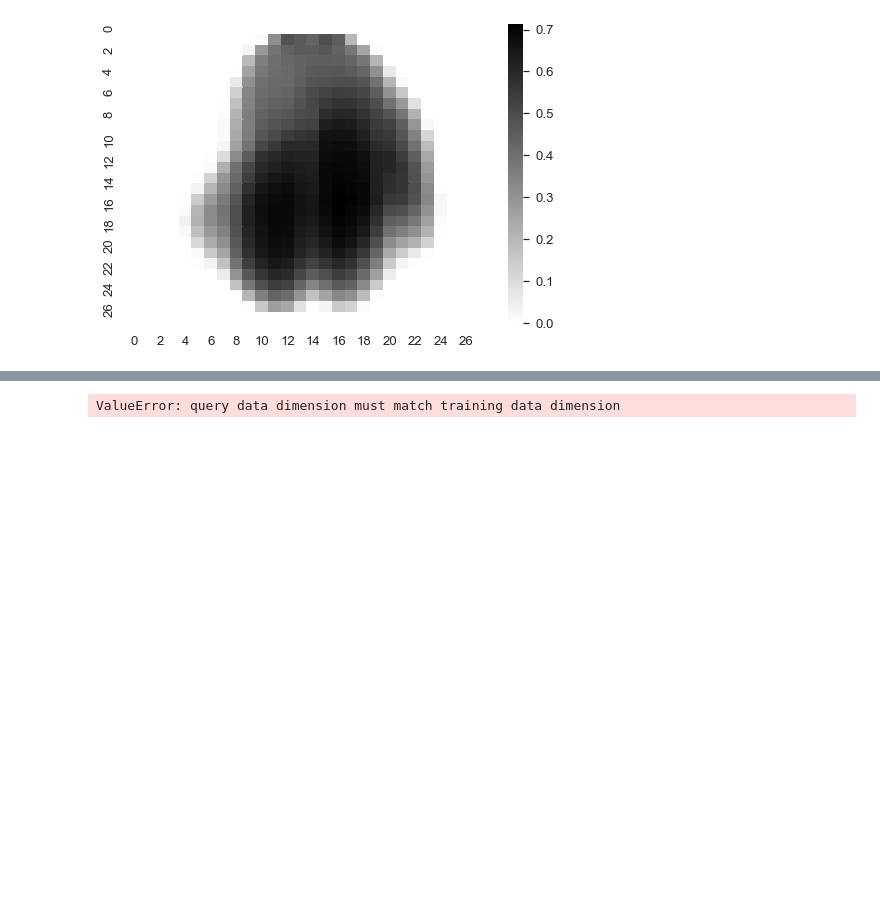
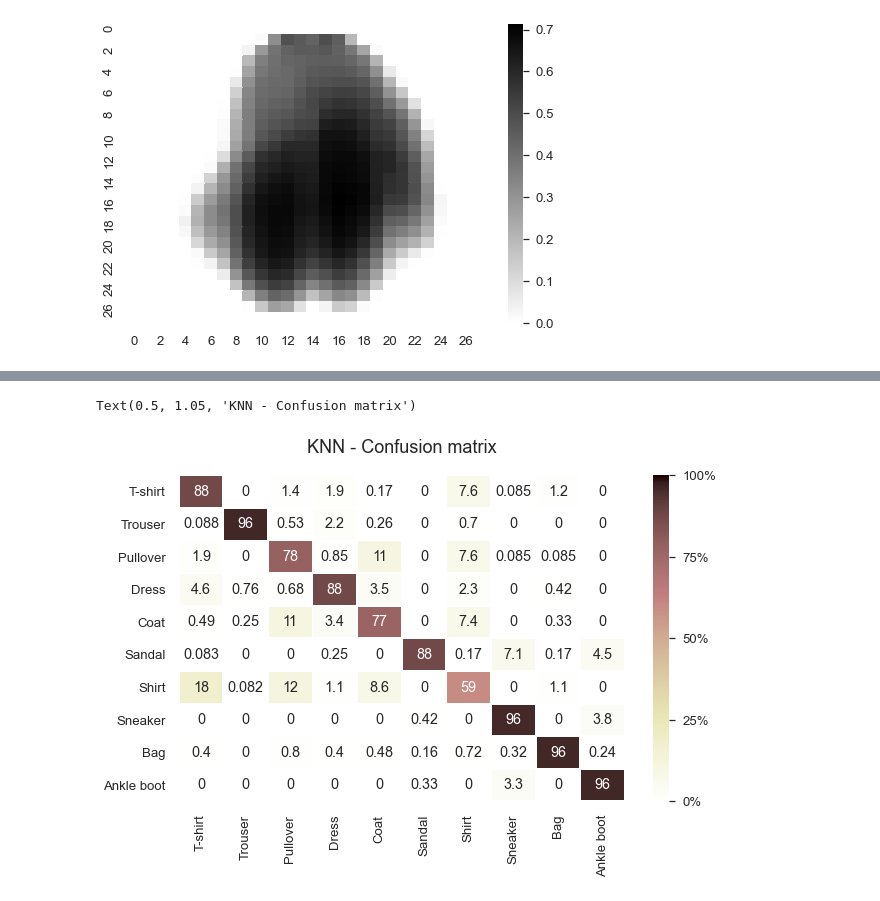
Before and after one commit to noamya-sh/Final-project-SemesterB, a Jupyter notebook: Fashion-Mnist.ipynb, the cells around one changed output, grey strips where cells are left out. Cells and saved outputs as stored; diff of their text form; code cells hidden in the pictures; blank space fills up the shorter version.

```diff
--- a/Fashion-Mnist.ipynb
+++ b/Fashion-Mnist.ipynb
@@ -244,14 +248,11 @@ knn.fit(X_train_pca, y_train_pca)
 score = knn.score(X_test_pca, y_test_pca)
 # %%
 from sklearn.neighbors import KNeighborsClassifier
+neighbors=[1,2,3,4,5,6,7,8,9,10,11,12,13,14,15,16,17,18,19,20]
 
-for component in components:
-    for n in neighbors:
-        knn = KNeighborsClassifier(n_neighbors=n)
-        knn.fit(X_train_pca[:,:component], y_train_pca)
-        score = knn.score(X_test_pca[:,:component], y_test_pca)
-        #predict = knn.predict(X_test_pca[:,:component])
-        scores[component][n] = score
-
-        print('Components = ', component, ', neighbors = ', n,', Score = ', score)
+for n in neighbors:
+    knn = KNeighborsClassifier(n_neighbors=n)
+    knn.fit(X_train_pca, y_train_pca)
+    score= knn.score(X_test_pca, y_test_pca)
+    print('Components = 187', 'neighbors = ', n,', Score = ', score)
 # %% [output]
@@ -274,0 +279,3 @@ Components =  50 , neighbors =  7 , Score =  0.8604166666666667
+# %%
+knn = KNeighborsClassifier(n_neighbors=5)
+knn.fit(X_train_pca, y_train_pca)
@@ -275,5 +284,5 @@ Components =  50 , neighbors =  7 , Score =  0.8604166666666667
 # %%
-prediction_test=pca.transform(X_test_pca)
+prediction_test=knn.predict(X_test_pca)
 
-print(classification_report(y_test, prediction_test))
+print(classification_report(y_test_pca, prediction_test))
 # %% [output]
@@ -281,8 +305,11 @@ ValueError: operands could not be broadcast together with shapes (12000,187) (78
-# %%
-from sklearn.neighbors import KNeighborsClassifier
-knn=KNeighborsClassifier()
-knn.fit(X_norm_r,y_train)
-prediction_test  = knn.predict(x_test)
-df_cnm=confusion_matrix(y_test, prediction_test,normalize='true')
-# %% [output]
-ValueError: query data dimension must match training data dimension
+# %%
+df_cnm=confusion_matrix(y_test_pca, prediction_test,normalize='true')
+plt.figure(figsize = (10,6))
+sns.heatmap(df_cnm*100, annot=True,xticklabels=class_names,yticklabels=class_names ,linewidths=.9,cmap="pink_r",
+           cbar_kws={'format': '%.0f%%', 'ticks': [0, 25,50,75,100]},
+            vmax=100,vmin=0)
+sns.set(font_scale=1.2)
+plt.title('KNN - Confusion matrix', fontsize = 18, y = 1.05)
+# %% [output]
+Text(0.5, 1.05, 'KNN - Confusion matrix')
+[figure, added]
```
Also changed, not shown: parts of 9 cells of this notebook.
